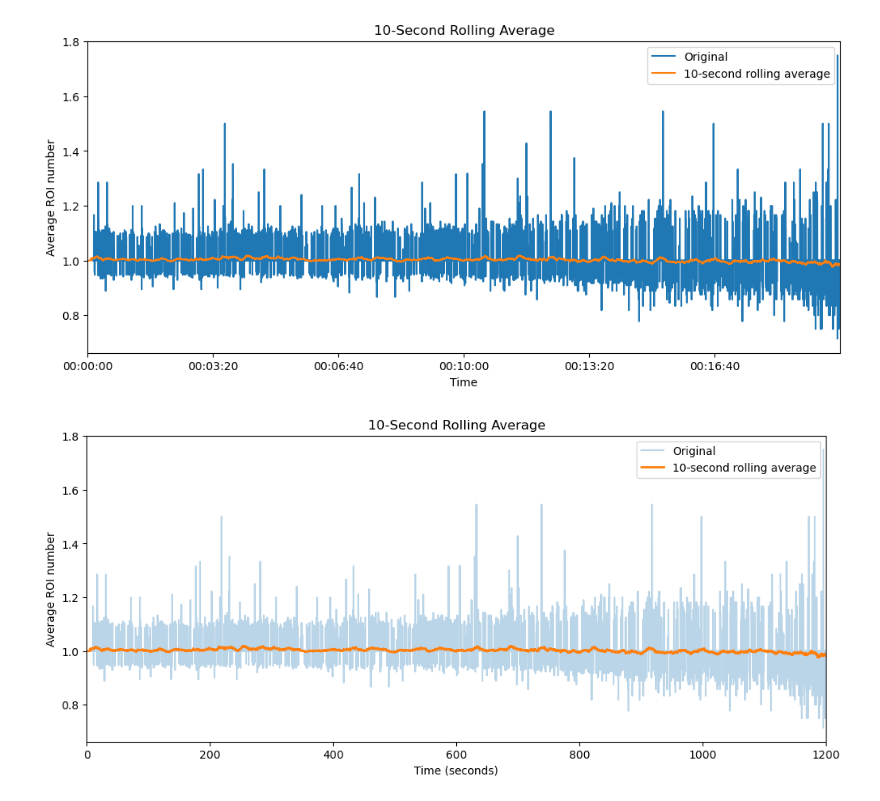
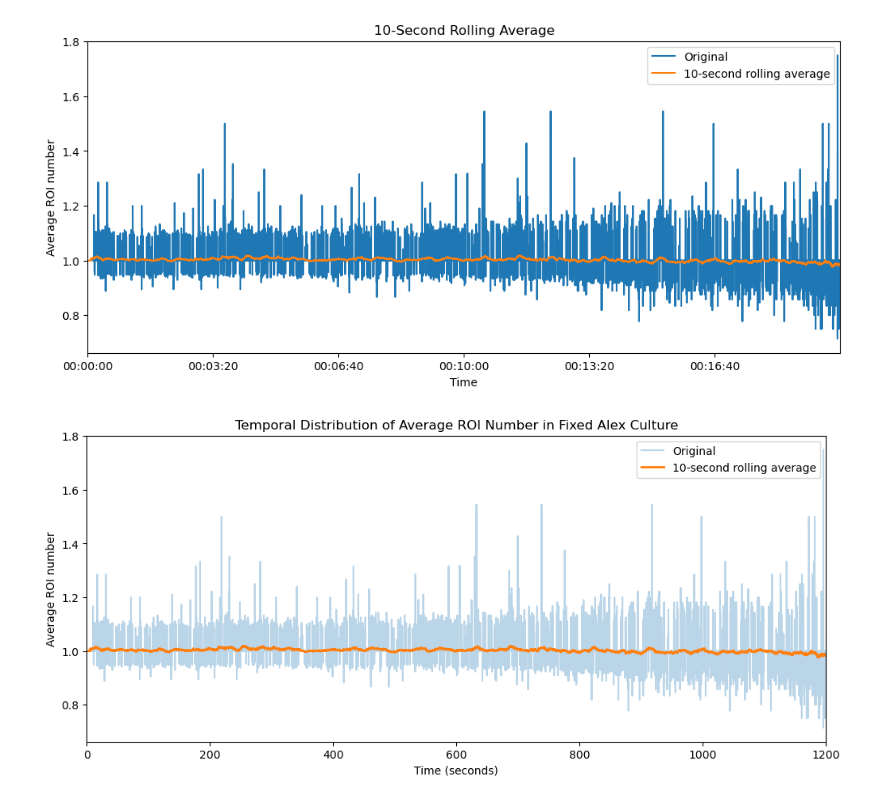
Before and after one commit to michaelstaiger/IFCBParticleSize, a Jupyter notebook: EmpyricalAnalysis/Notebooks/FixedAlexCultureAnalysis.ipynb, the cells around one changed output. Saved outputs shown, nothing was run; the diff lists cells and outputs as text; code cells hidden in the pictures.

```diff
--- a/EmpyricalAnalysis/Notebooks/FixedAlexCultureAnalysis.ipynb
+++ b/EmpyricalAnalysis/Notebooks/FixedAlexCultureAnalysis.ipynb
@@ -413,15 +413,15 @@ plt.show()
 # %%
 x_seconds = plot_df.index.total_seconds()
 
 plt.figure(figsize=(12, 5))
 plt.plot(x_seconds, plot_df["average_roi_number"], alpha=0.3, label="Original")
 plt.plot(x_seconds, plot_df["rolling_avg"], linewidth=2, label="10-second rolling average")
 
 plt.xlim(0, 1200)
 plt.xlabel("Time (seconds)")
 plt.ylabel("Average ROI number")
-plt.title("10-Second Rolling Average")
+plt.title("Temporal Distribution of Average ROI Number in Fixed Alex Culture")
 plt.legend()
 plt.show()
 # %% [output]
-[figure, old version]
+[figure, new version]
```
Also changed, not shown: parts of 1 cell of this notebook, 3 other files.
